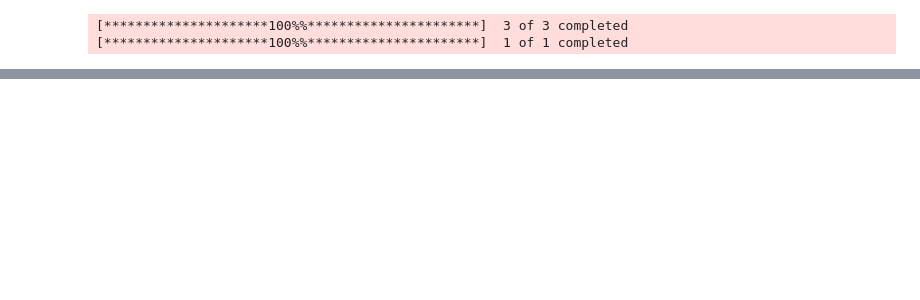
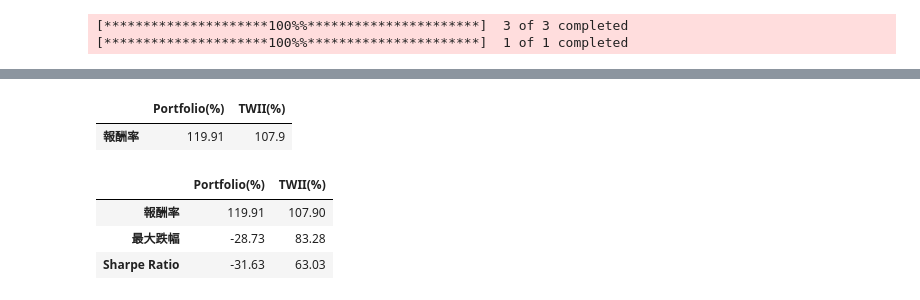
Before and after one commit to JulieKuo/stock, a Jupyter notebook: ETF_portfolio.ipynb, the cells around one changed output, grey strips where cells are left out. Drawn from its saved outputs; the diff is of its cells as text; code cells hidden in the pictures; blank space fills up the shorter version.

```diff
--- a/ETF_portfolio.ipynb
+++ b/ETF_portfolio.ipynb
@@ -68,3 +80,42 @@ df_returns.iloc[-1:]
+# %%
+df_compare = pd.DataFrame(df_returns.iloc[-1].values.reshape(1, -1), columns = df_returns.columns + "(%)", index = ['報酬率'])
+df_compare = (df_compare * 100).round(2)
+df_compare
+# %% [output]
+|  | Portfolio(%) | TWII(%) |
+| 報酬率 | 119.91 | 107.9 |
+# %%
+def calculate_max_drawdown(returns):
+    """計算最大跌幅"""
+    cumulative_returns = (1 + returns).cumprod() # 計算累積收益
+    rolling_max = cumulative_returns.cummax() # 計算歷史最大累積收益
+    drawdown = (cumulative_returns - rolling_max) / rolling_max # 計算當前值與過去最高點之間的差距來得出最大跌幅
+    max_drawdown = drawdown.min() # 最大跌幅(負最小值)
+    return round(max_drawdown * 100, 2)
+
+def calculate_sharpe_ratio(returns, risk_free_rate=0.02, periods_per_year=252):
+    """計算夏普比率"""
+    excess_returns = returns - risk_free_rate / periods_per_year # 超額報酬 = 收益率 - 無風險利率(日)
+    sharpe_ratio =  (excess_returns.mean() * periods_per_year) / (excess_returns.std() * np.sqrt(periods_per_year)) # sharpe_ratio = (超額報酬平均值(日) * n) / (標準差(日) * 根號n)
+    return round(sharpe_ratio * 100, 2)
+
+# 假設 df_portfolio_return 和 df_TWII_return 已經計算好了
+# 計算最大跌幅
+max_drawdown_portfolio = calculate_max_drawdown(df_portfolio_return)
+max_drawdown_TWII = calculate_max_drawdown(df_TWII_return)
+
+# 計算夏普比率
+sharpe_ratio_portfolio = calculate_sharpe_ratio(df_portfolio_return)
+sharpe_ratio_TWII = calculate_sharpe_ratio(df_TWII_return)
+
+df_compare.loc['最大跌幅'] = [max_drawdown_portfolio, sharpe_ratio_portfolio]
+df_compare.loc['Sharpe Ratio'] = [max_drawdown_TWII, sharpe_ratio_TWII]
+df_compare
+# %% [output]
+|  | Portfolio(%) | TWII(%) |
+| 報酬率 | 119.91 | 107.90 |
+| 最大跌幅 | -28.73 | 83.28 |
+| Sharpe Ratio | -31.63 | 63.03 |
 # %%
 import matplotlib.pyplot as plt
 
```
Also changed, not shown: parts of 7 cells of this notebook.
